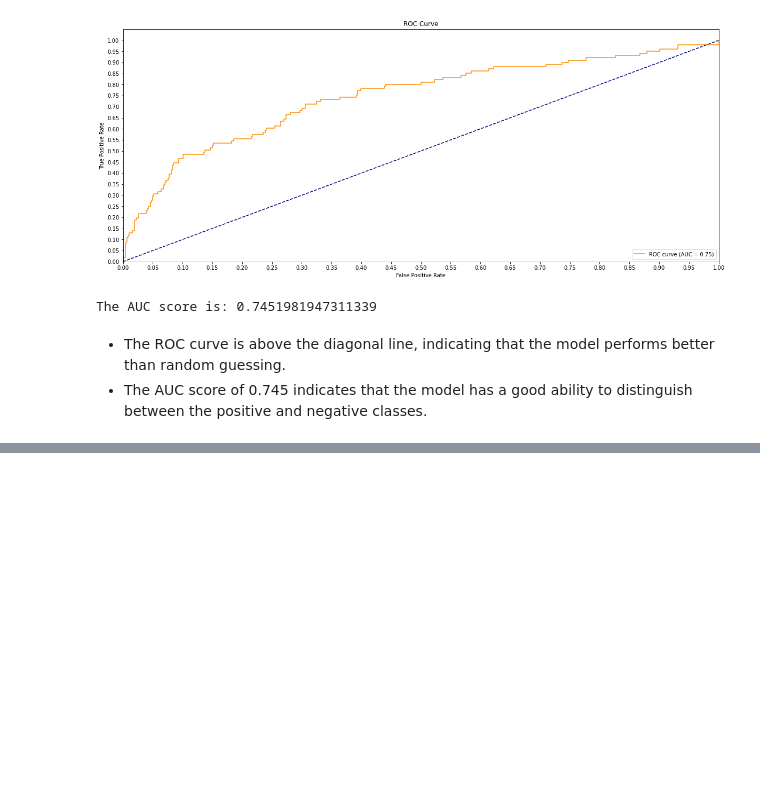
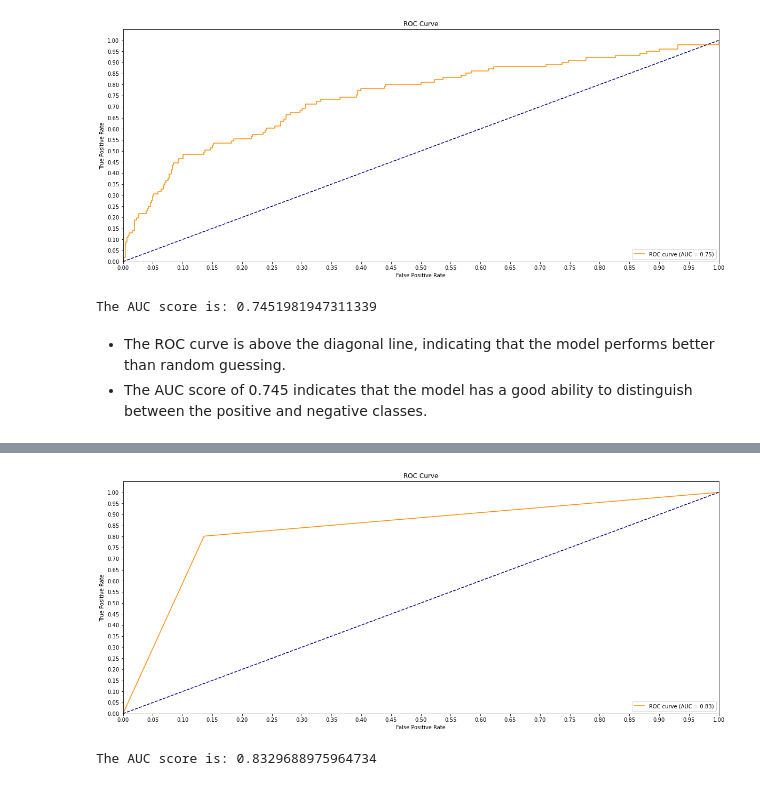
Before and after one commit to daveochieng8/Customer-Churn, a Jupyter notebook: index.ipynb, the cells around one changed output, grey strips where cells are left out. Drawn from its saved outputs; the diff is of its cells as text; code cells hidden in the pictures; blank space fills up the shorter version.

```diff
--- a/index.ipynb
+++ b/index.ipynb
@@ -538,0 +565,5 @@ The AUC score is: 0.7451981947311339
+# %%
+plot_roc_curve(Dt, X_test, y_test)
+# %% [output]
+[figure, added]
+The AUC score is: 0.8329688975964734
```
Also changed, not shown: parts of 8 cells of this notebook.
